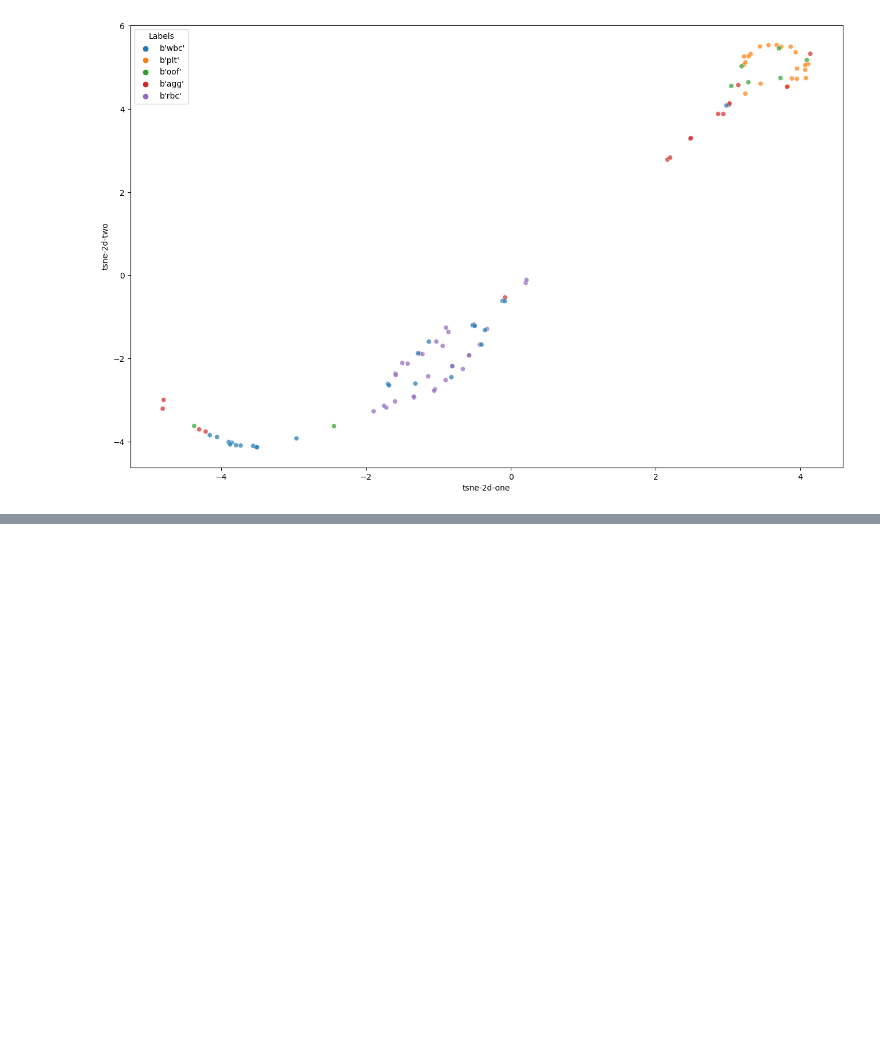
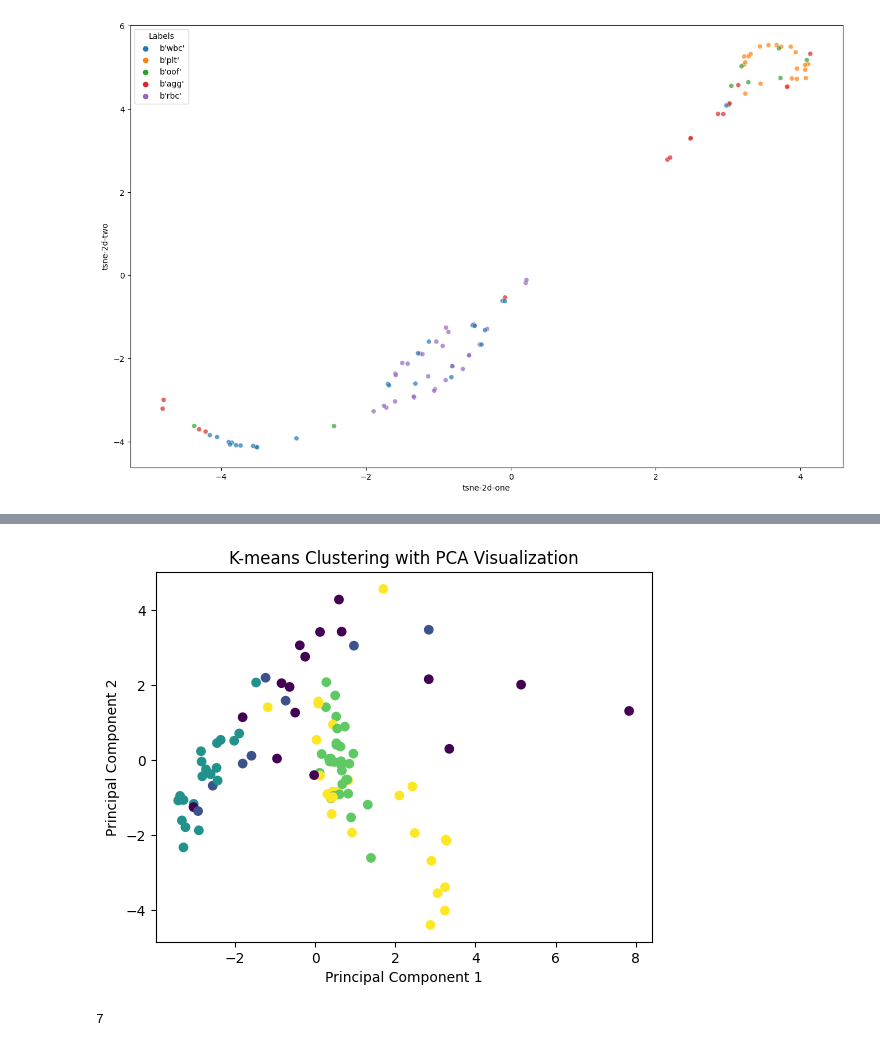
Before and after one commit to RaiBP/cell-estimator, a Jupyter notebook: notebooks/feature_extraction_first_look.ipynb, the cells around one changed output, grey strips where cells are left out. Cells and saved outputs as stored; diff of their text form; code cells hidden in the pictures; blank space fills up the shorter version.

```diff
--- a/notebooks/feature_extraction_first_look.ipynb
+++ b/notebooks/feature_extraction_first_look.ipynb
@@ -349,0 +386,70 @@ See the caveats in the documentation: https://pandas.pydata.org/pandas-docs/stab
+# %%
+import pandas as pd
+from sklearn.cluster import KMeans
+from sklearn.decomposition import PCA
+import matplotlib.pyplot as plt
+from mpl_toolkits.mplot3d import Axes3D
+from sklearn.preprocessing import LabelEncoder
+
+# Assuming your DataFrame is named 'df' and contains the features
+
+# Step 1: Drop rows with NaN values
+df.dropna(axis=0, inplace=True)
+
+# Step 2: Prepare the data
+df_copy = df.copy()
+del df_copy['Labels']  # Remove the column with string labels if needed
+X = df_copy
+
+# Step 3: Encode string labels to numeric values
+label_encoder = LabelEncoder()
+y = label_encoder.fit_transform(df['Labels'])
+
+# Step 4: Apply PCA for dimensionality reduction
+# Step 1: Preprocess the data
+scaler = StandardScaler()
+scaled_data = scaler.fit_transform(X)
+
+# Step 2: Perform PCA
+pca = PCA()
+pca.fit(scaled_data)
+
+# Step 3: Choose the number of components
+explained_variance_ratio = pca.explained_variance_ratio_
+variance_threshold = 0.95
+total_variance = 0
+n_components = 0
+
+for explained_variance in explained_variance_ratio:
+    total_variance += explained_variance
+    n_components += 1
+    if total_variance >= variance_threshold:
+        break
+n_components=2
+# Step 4: Perform PCA with the chosen number of components
+pca = PCA(n_components=n_components)
+pca.fit(scaled_data)
+transformed_data = pca.transform(scaled_data)
+
+# Step 5: Visualize the clusters using PCA
+if n_components == 2:
+    plt.scatter(transformed_data[:, 0], transformed_data[:, 1], c=y)
+    plt.xlabel('Principal Component 1')
+    plt.ylabel('Principal Component 2')
+    plt.title('K-means Clustering with PCA Visualization')
+    plt.show()
+elif n_components == 3:
+    fig = plt.figure()
+    ax = fig.add_subplot(111, projection='3d')
+    ax.scatter(transformed_data[:, 0], transformed_data[:, 1], transformed_data[:, 2], c=y)
+    ax.set_xlabel('Principal Component 1')
+    ax.set_ylabel('Principal Component 2')
+    ax.set_zlabel('Principal Component 3')
+    ax.set_title('K-means Clustering with PCA Visualization')
+    plt.show()
+# %% [output]
+[figure, added]
+# %%
+print(n_components)
+# %% [output]
+7
```
Also changed, not shown: parts of 6 cells of this notebook, 6 other files.
